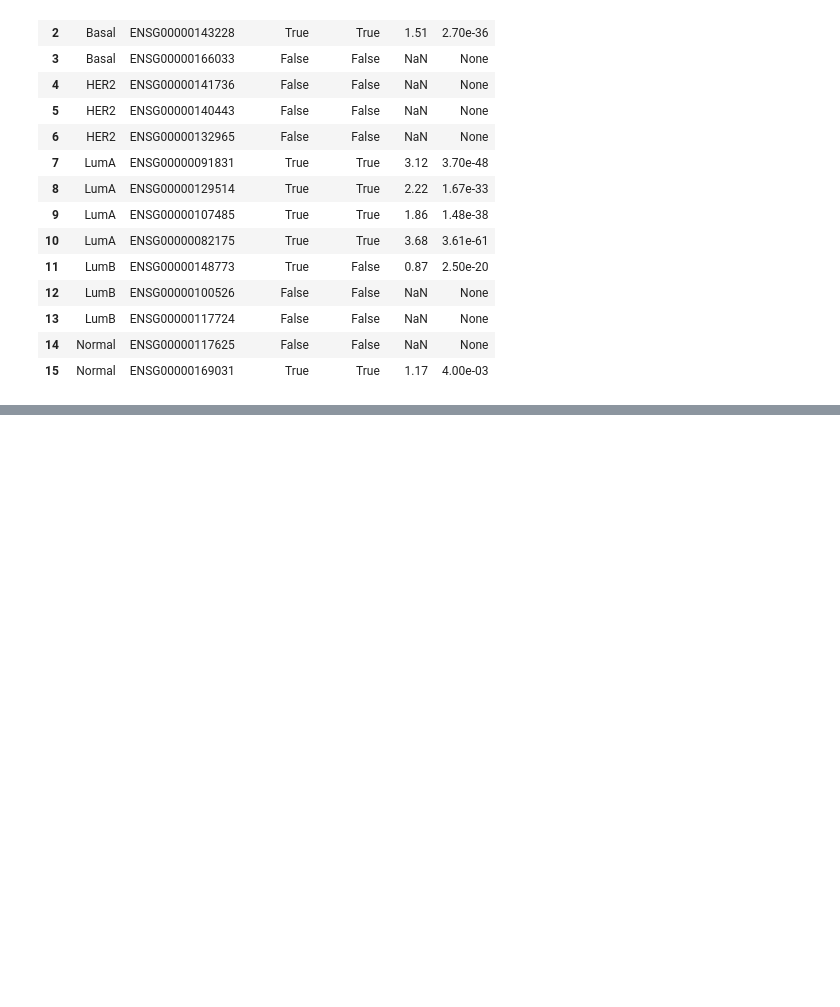
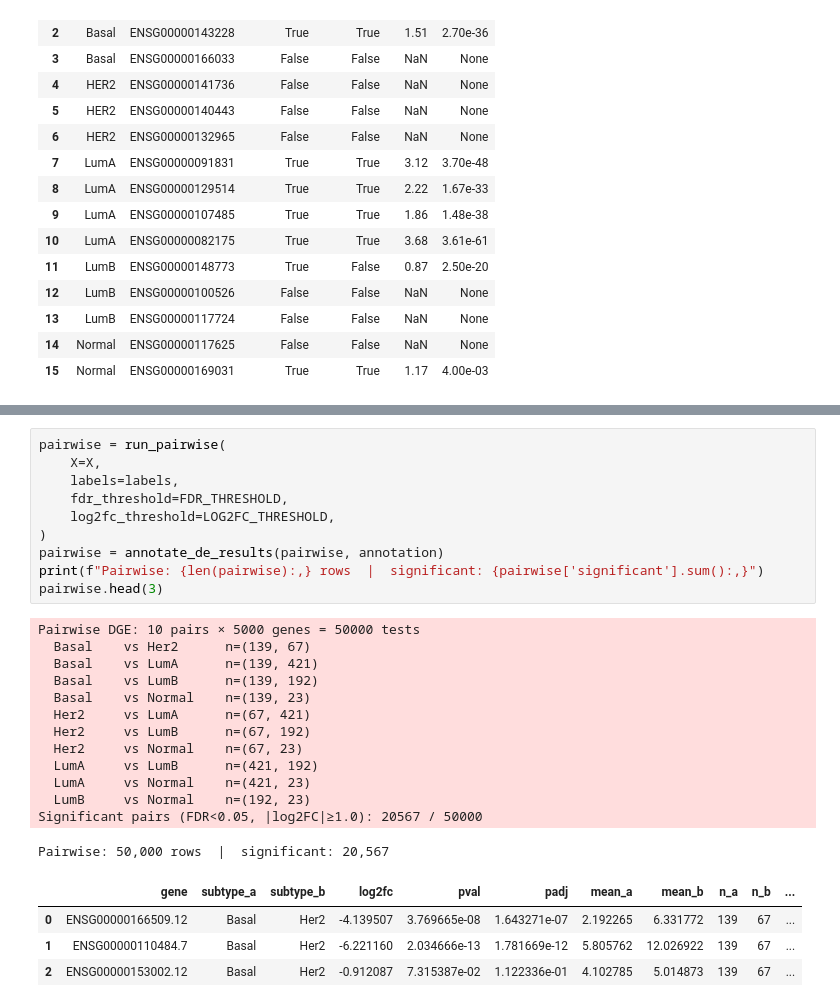
Before and after one commit to EugeneBondariev/cancer-genomics-ds, a Jupyter notebook: notebooks/2_differential_expression.ipynb, the cells around one changed output, grey strips where cells are left out. Drawn from its saved outputs; the diff is of its cells as text; blank space fills up the shorter version.

```diff
--- a/notebooks/2_differential_expression.ipynb
+++ b/notebooks/2_differential_expression.ipynb
@@ -199,0 +230,28 @@ Markers also significant:           7 / 8
+# %%
+pairwise = run_pairwise(
+    X=X,
+    labels=labels,
+    fdr_threshold=FDR_THRESHOLD,
+    log2fc_threshold=LOG2FC_THRESHOLD,
+)
+pairwise = annotate_de_results(pairwise, annotation)
+print(f"Pairwise: {len(pairwise):,} rows  |  significant: {pairwise['significant'].sum():,}")
+pairwise.head(3)
+# %% [output]
+Pairwise DGE: 10 pairs × 5000 genes = 50000 tests
+  Basal    vs Her2      n=(139, 67)
+  Basal    vs LumA      n=(139, 421)
+  Basal    vs LumB      n=(139, 192)
+  Basal    vs Normal    n=(139, 23)
+  Her2     vs LumA      n=(67, 421)
+  Her2     vs LumB      n=(67, 192)
+  Her2     vs Normal    n=(67, 23)
+  LumA     vs LumB      n=(421, 192)
+  LumA     vs Normal    n=(421, 23)
+  LumB     vs Normal    n=(192, 23)
+Significant pairs (FDR<0.05, |log2FC|≥1.0): 20567 / 50000
+Pairwise: 50,000 rows  |  significant: 20,567
+|  | gene | subtype_a | subtype_b | log2fc | pval | padj | mean_a | mean_b | n_a | n_b | ... |
+| 0 | ENSG00000166509.12 | Basal | Her2 | -4.139507 | 3.769665e-08 | 1.643271e-07 | 2.192265 | 6.331772 | 139 | 67 | ... |
+| 1 | ENSG00000110484.7 | Basal | Her2 | -6.221160 | 2.034666e-13 | 1.781669e-12 | 5.805762 | 12.026922 | 139 | 67 | ... |
+| 2 | ENSG00000153002.12 | Basal | Her2 | -0.912087 | 7.315387e-02 | 1.122336e-01 | 4.102785 | 5.014873 | 139 | 67 | ... |
```
Also changed, not shown: parts of 12 cells of this notebook.
